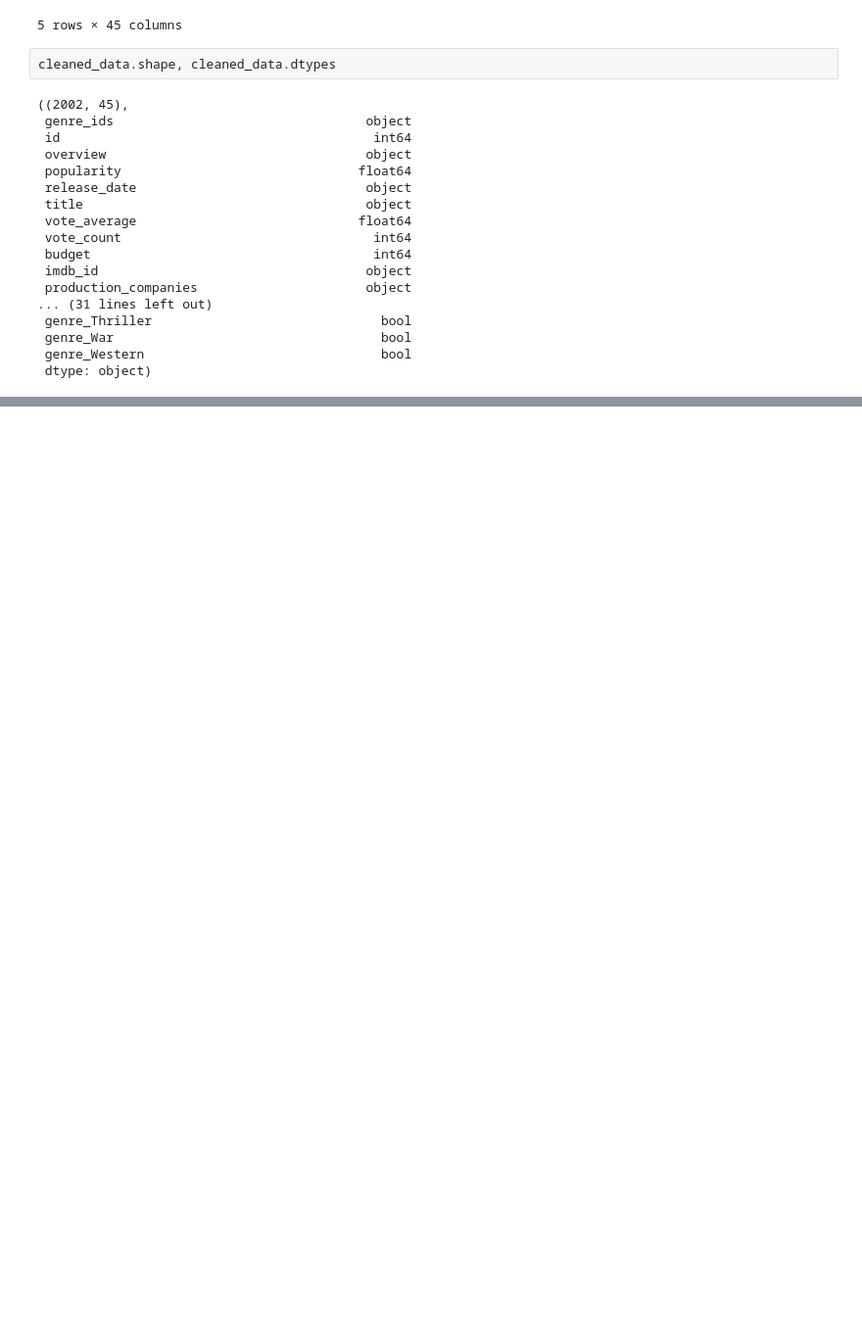
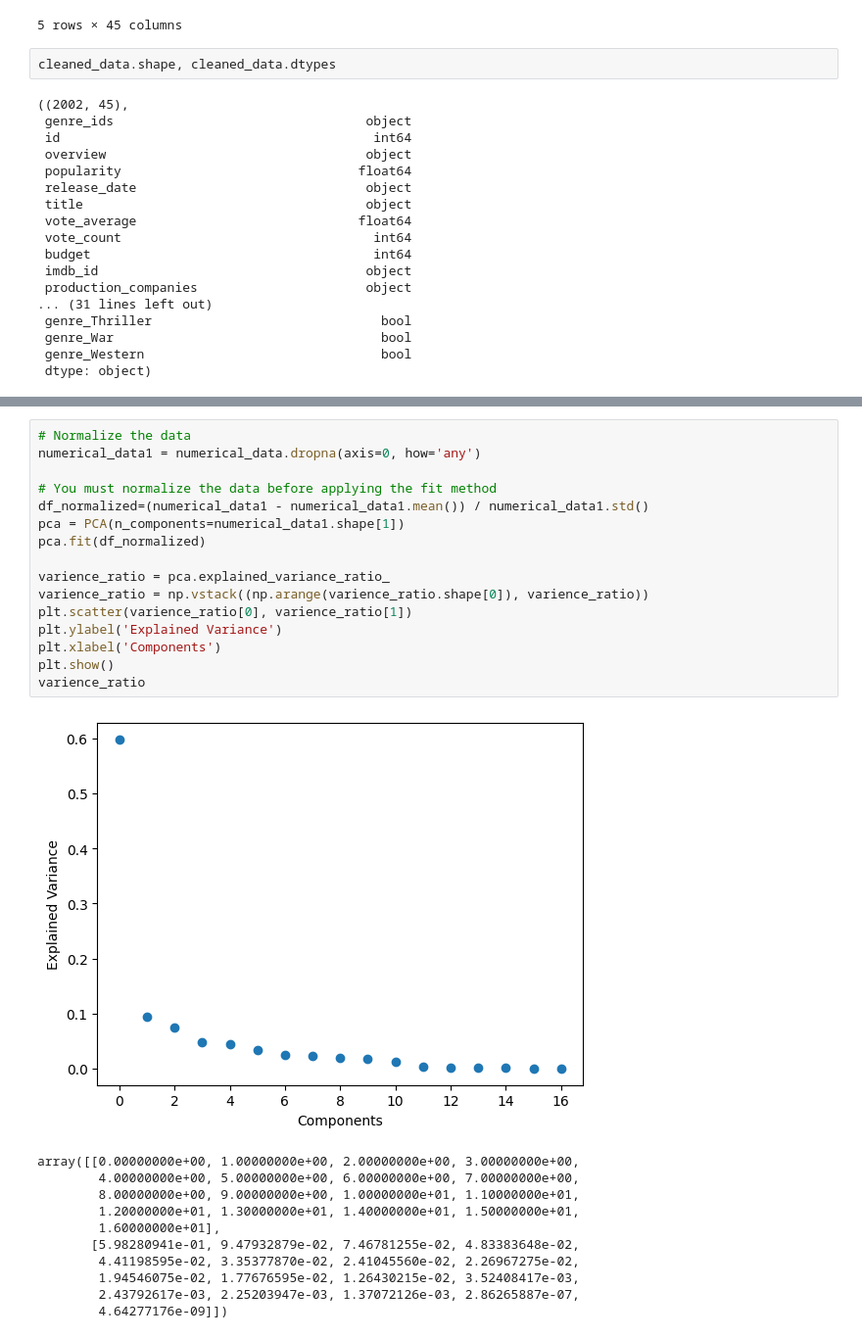
Before and after one commit to minhnhat-nguyen/HCMUS-Movie-Analytics, a Jupyter notebook: notebook/EDA.ipynb, the cells around one changed output, grey strips where cells are left out. Shown at 98% size. Saved outputs shown, nothing was run; the diff lists cells and outputs as text; blank space fills up the shorter version.

```diff
--- a/notebook/EDA.ipynb
+++ b/notebook/EDA.ipynb
@@ -71,0 +199,28 @@ sns.heatmap(numerical_data.corr(), annot=True, cmap='coolwarm', fmt='.2f')
+# %%
+# Normalize the data
+numerical_data1 = numerical_data.dropna(axis=0, how='any')
+
+# You must normalize the data before applying the fit method
+df_normalized=(numerical_data1 - numerical_data1.mean()) / numerical_data1.std()
+pca = PCA(n_components=numerical_data1.shape[1])
+pca.fit(df_normalized)
+
+varience_ratio = pca.explained_variance_ratio_
+varience_ratio = np.vstack((np.arange(varience_ratio.shape[0]), varience_ratio))
+plt.scatter(varience_ratio[0], varience_ratio[1])
+plt.ylabel('Explained Variance')
+plt.xlabel('Components')
+plt.show()
+varience_ratio
+# %% [output]
+[figure, added]
+array([[0.00000000e+00, 1.00000000e+00, 2.00000000e+00, 3.00000000e+00,
+        4.00000000e+00, 5.00000000e+00, 6.00000000e+00, 7.00000000e+00,
+        8.00000000e+00, 9.00000000e+00, 1.00000000e+01, 1.10000000e+01,
+        1.20000000e+01, 1.30000000e+01, 1.40000000e+01, 1.50000000e+01,
+        1.60000000e+01],
+       [5.98280941e-01, 9.47932879e-02, 7.46781255e-02, 4.83383648e-02,
+        4.41198595e-02, 3.35377870e-02, 2.41045560e-02, 2.26967275e-02,
+        1.94546075e-02, 1.77676595e-02, 1.26430215e-02, 3.52408417e-03,
+        2.43792617e-03, 2.25203947e-03, 1.37072126e-03, 2.86265887e-07,
+        4.64277176e-09]])
```
Also changed, not shown: parts of 5 cells of this notebook.
